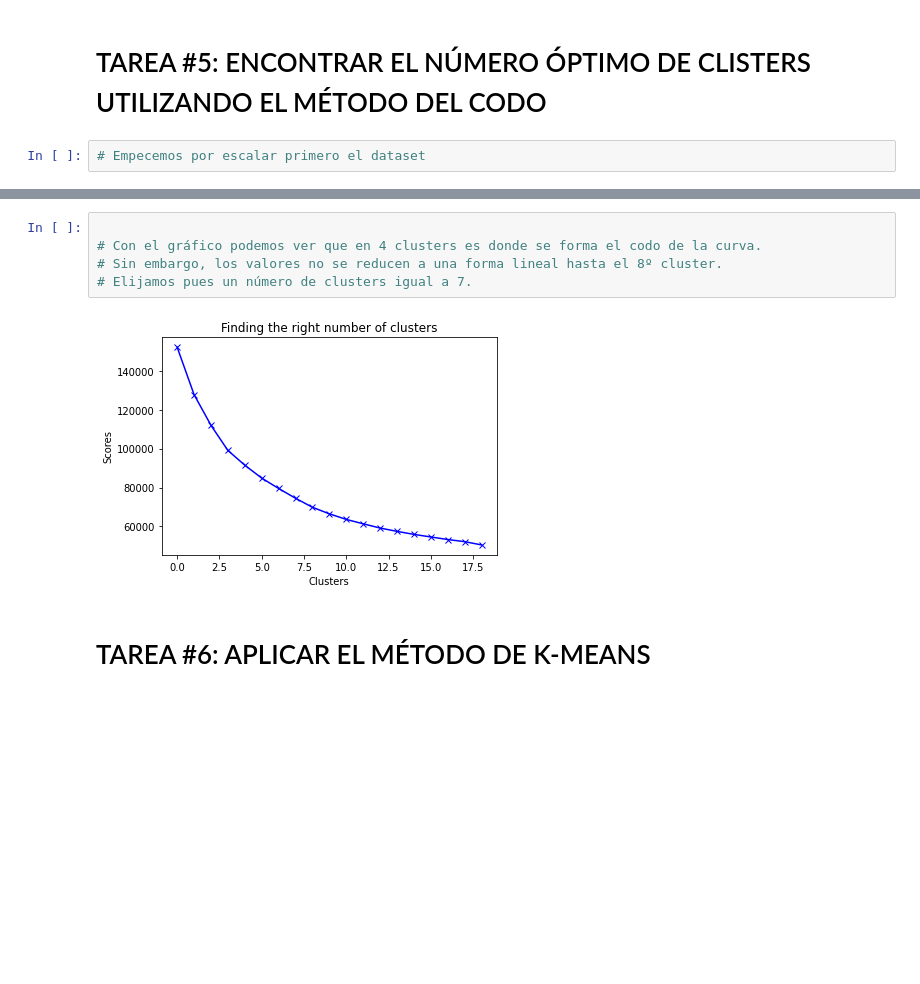
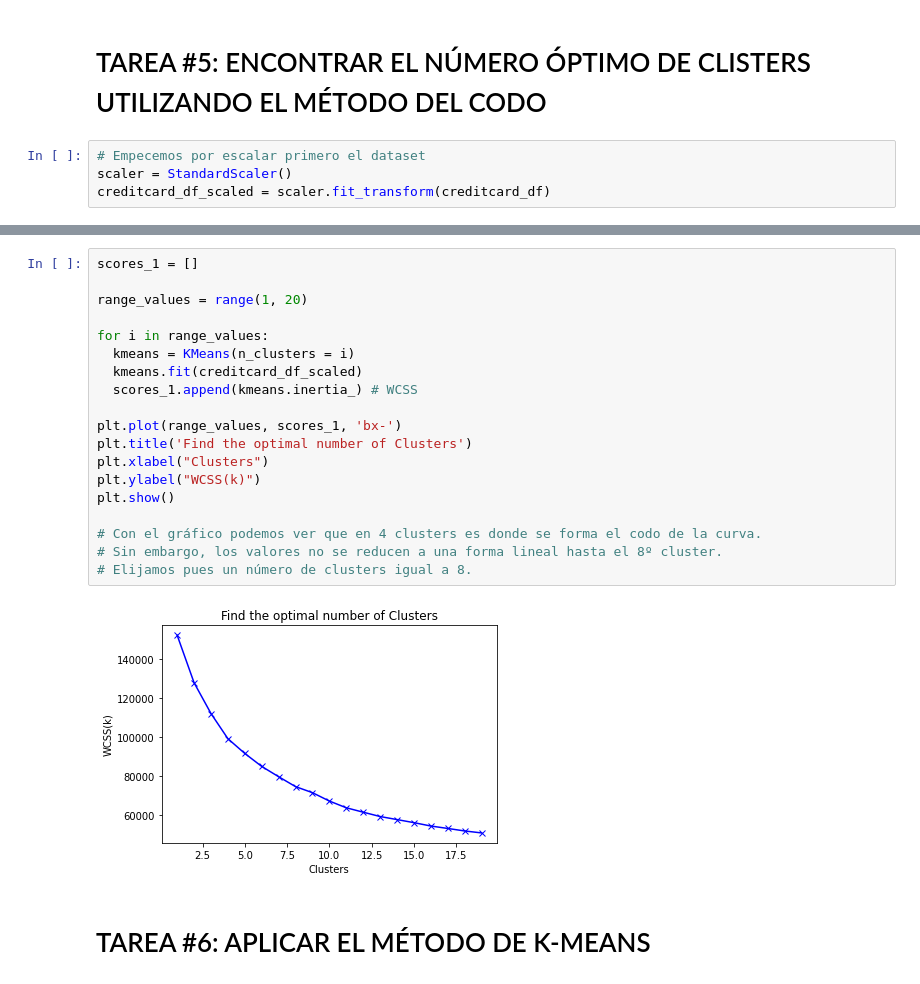
Before and after one commit to MartinSantaGitHub/ds4b, a Jupyter notebook: 2. Marketing Department/Esqueleto_Departamento_de_Marketing.ipynb, the cells around one changed output, grey strips where cells are left out. Drawn from its saved outputs; the diff is of its cells as text; blank space fills up the shorter version.

```diff
--- a/2. Marketing Department/Esqueleto_Departamento_de_Marketing.ipynb
+++ b/2. Marketing Department/Esqueleto_Departamento_de_Marketing.ipynb
@@ -291,3 +286,5 @@ sns.heatmap(correlations, annot=True)
 # TAREA #5: ENCONTRAR EL NÚMERO ÓPTIMO DE CLISTERS UTILIZANDO EL MÉTODO DEL CODO
 # %%
 # Empecemos por escalar primero el dataset
+scaler = StandardScaler()
+creditcard_df_scaled = scaler.fit_transform(creditcard_df)
@@ -312,9 +311,23 @@ array([[-0.73198937, -0.24943448, -0.42489974, ..., -0.31096755,
 # %%
+scores_1 = []
+
+range_values = range(1, 20)
+
+for i in range_values:
+  kmeans = KMeans(n_clusters = i)
+  kmeans.fit(creditcard_df_scaled)
+  scores_1.append(kmeans.inertia_) # WCSS
+
+plt.plot(range_values, scores_1, 'bx-')
+plt.title('Find the optimal number of Clusters')
+plt.xlabel("Clusters")
+plt.ylabel("WCSS(k)")
+plt.show()
 
 # Con el gráfico podemos ver que en 4 clusters es donde se forma el codo de la curva.
 # Sin embargo, los valores no se reducen a una forma lineal hasta el 8º cluster.
-# Elijamos pues un número de clusters igual a 7.
+# Elijamos pues un número de clusters igual a 8.
 # %% [output]
-[figure, old version]
+[figure, new version]
 # %% [markdown]
 # TAREA #6: APLICAR EL MÉTODO DE K-MEANS
```
Also changed, not shown: parts of 57 cells of this notebook.
